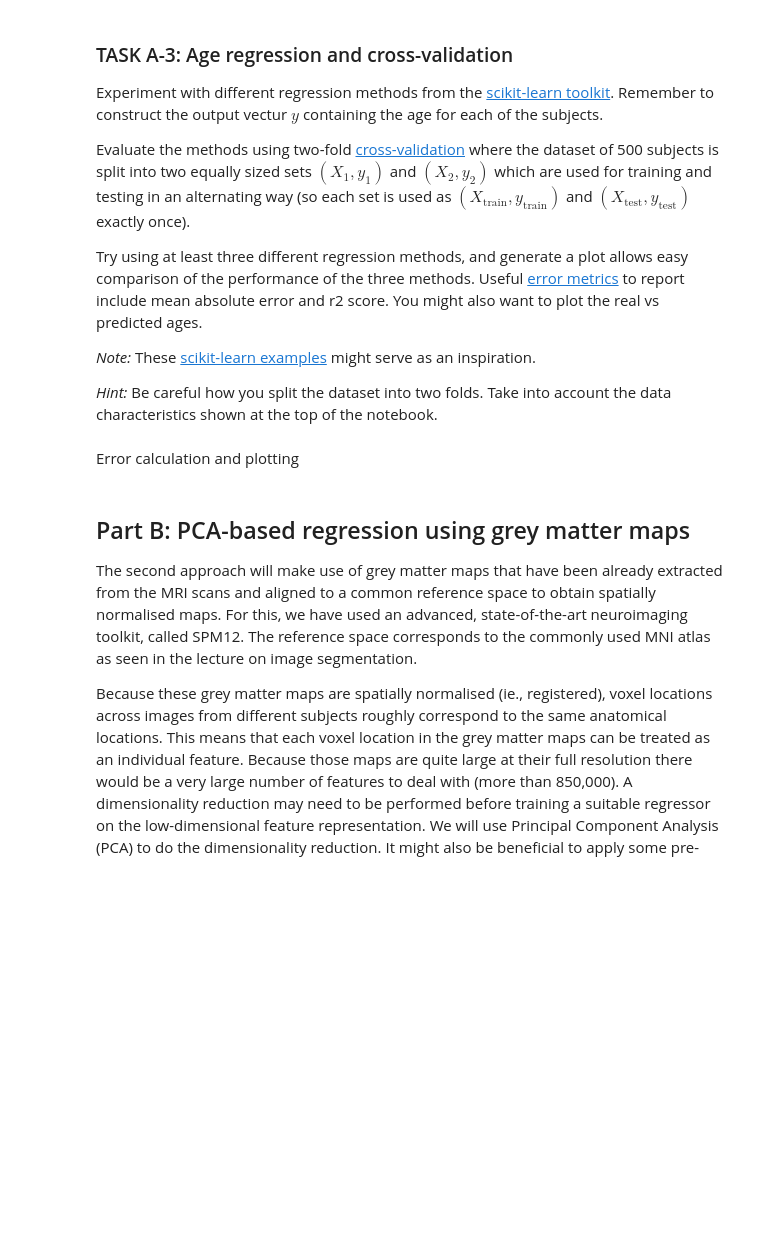
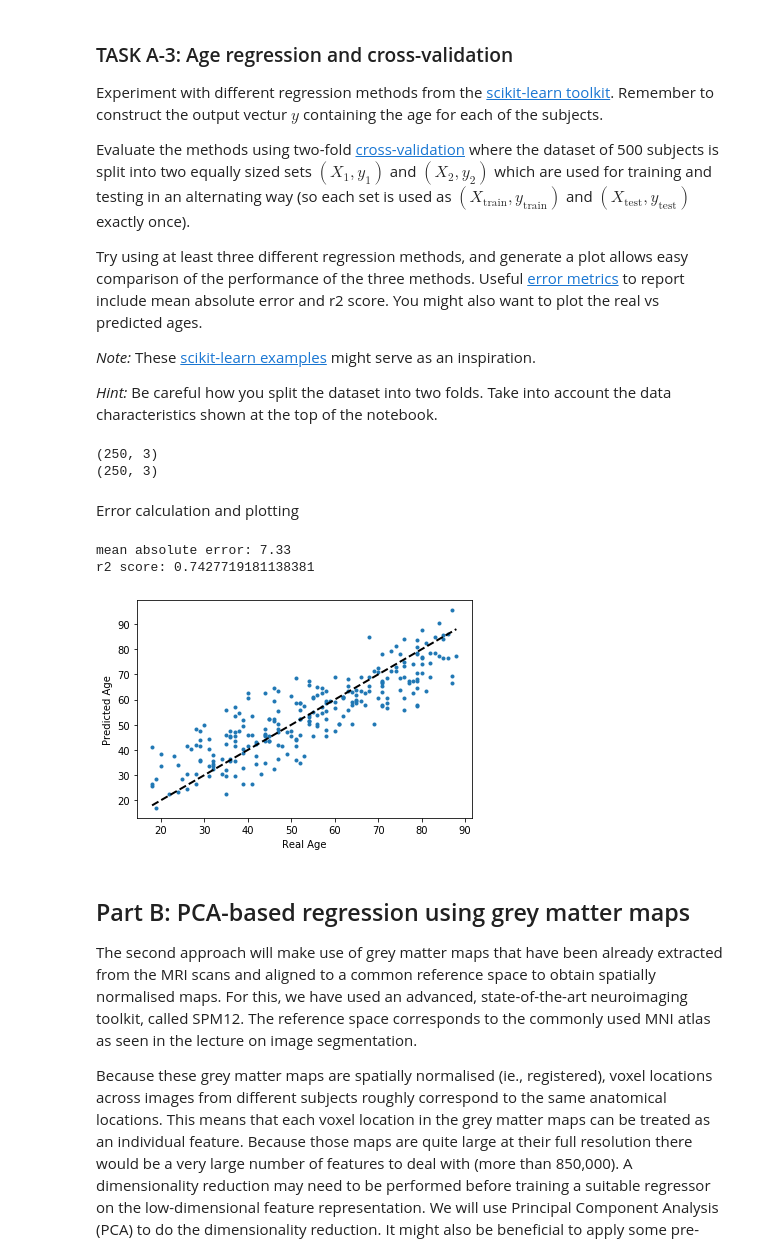
Before and after one commit to WenquanZou/MLI_Coursework, a Jupyter notebook: CW-Brain-Age-Regression.ipynb, the cells around one changed output. Saved outputs shown, nothing was run; the diff lists cells and outputs as text; code cells hidden in the pictures; blank space fills up the shorter version.

Commit message:
Implement linear regression and two folds cross validation

```diff
--- a/CW-Brain-Age-Regression.ipynb
+++ b/CW-Brain-Age-Regression.ipynb
@@ -352,9 +395,9 @@ We apply some standard pre-processing on the data such as intensity normalizatio
 **You may want to use initially the validation data with 5 subjects for training which is more efficient when debugging your training routine and model implementation. Make sure to later train your final model on the actual training data.**
 # %%
 # LOAD ACTUAL TRAINING DATA
-#dataset_train = ImageSegmentationDataset(files_seg_img_train, files_seg_seg_train, files_seg_msk_train, img_spacing, img_size)
+dataset_train = ImageSegmentationDataset(files_seg_img_train, files_seg_seg_train, files_seg_msk_train, img_spacing, img_size)
 # LOAD VALIDATION DATA AS TRAINING FOR QUICK DEBUGGING
-dataset_train = ImageSegmentationDataset(files_seg_img_val, files_seg_seg_val, files_seg_msk_val, img_spacing, img_size)
+# dataset_train = ImageSegmentationDataset(files_seg_img_val, files_seg_seg_val, files_seg_msk_val, img_spacing, img_size)
 dataloader_train = torch.utils.data.DataLoader(dataset_train, batch_size=batch_size, shuffle=True)
 
 dataset_val = ImageSegmentationDataset(files_seg_img_val, files_seg_seg_val, files_seg_msk_val, img_spacing, img_size)
@@ -586,6 +653,13 @@ for idx, _ in enumerate(tqdm(range(len(files_reg_seg_train)), desc='Calculating
         ########################################
         # ADD YOUR CODE HERE
         ########################################
+        seg_array = sitk.GetArrayFromImage(seg)
+
+        unique, counts = np.unique(seg_array, return_counts=True)
+
+        vols[0][idx] = counts[1]
+        vols[1][idx] = counts[2]
+        vols[2][idx] = counts[3]
 # %% [markdown]
 Plot features versus age.
 # %%
@@ -606,6 +682,9 @@ vols_normalised = np.zeros((3,len(files_reg_seg_train)))
 ########################################
 # ADD YOUR CODE HERE
 ########################################
+for idx in range(0, vols.shape[1]):
+    sum = np.sum(vols[:,idx])
+    vols_normalised[:,idx] = vols[:,idx] / sum
 # %% [markdown]
 Plot normalised features versus age.
 # %%
@@ -645,15 +725,35 @@ Try using at least three different regression methods, and generate a plot allow
+# %%
+########################################
+# ADD YOUR CODE HERE
+########################################
+from sklearn import linear_model
+from sklearn.model_selection import train_test_split
+from sklearn.metrics import mean_absolute_error, r2_score
+train_X, test_X, train_y, test_y = train_test_split(X, y, test_size=0.5)
+print(train_X.shape)
+print(test_X.shape)
+reg = linear_model.LinearRegression()
+reg.fit(X, y)
+predicted = reg.predict(test_X)
+# %% [output]
+(250, 3)
+(250, 3)
 # %% [markdown]
 Error calculation and plotting
 # %%
-print('mean absolute error: {0}'.format(mean_absolute_error(y,predicted)))
-print('r2 score: {0}'.format(r2_score(y,predicted)))
+print('mean absolute error: {0}'.format(mean_absolute_error(test_y, predicted)))
+print('r2 score: {0}'.format(r2_score(test_y, predicted)))
 
 fig, ax = plt.subplots()
-ax.scatter(y, predicted, marker='.')
-ax.plot([y.min(), y.max()], [y.min(), y.max()], 'k--', lw=2)
+ax.scatter(test_y, predicted, marker='.')
+ax.plot([test_y.min(), test_y.max()], [test_y.min(), y.max()], 'k--', lw=2)
 ax.set_xlabel('Real Age')
 ax.set_ylabel('Predicted Age')
 plt.show()
+# %% [output]
+mean absolute error: 7.33
+r2 score: 0.7427719181138381
+[figure, added]
 # %% [markdown]
 ## Part B: PCA-based regression using grey matter maps
 
```
Also changed, not shown: parts of 13 cells of this notebook.
